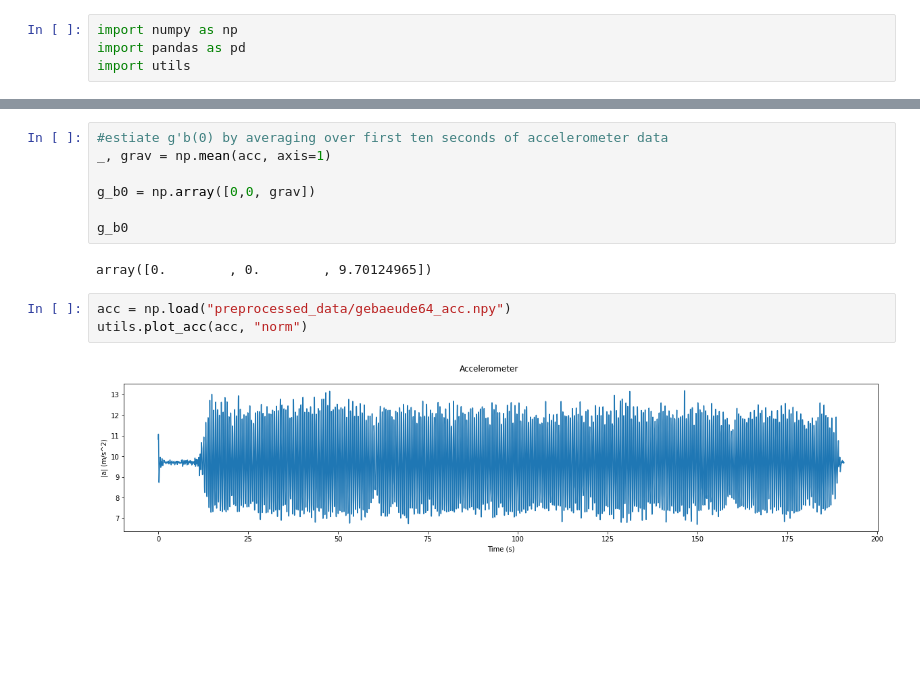
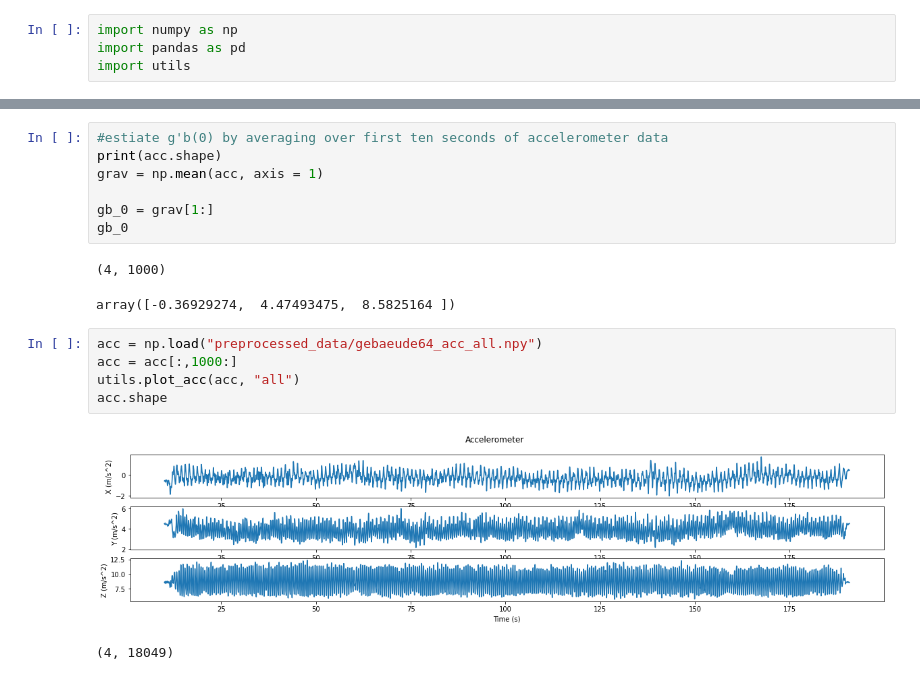
Before and after one commit to annkapopp/IndoorLocal, a Jupyter notebook: integration.ipynb, the cells around one changed output, grey strips where cells are left out. Saved outputs shown, nothing was run; the diff lists cells and outputs as text; blank space fills up the shorter version.

```diff
--- a/integration.ipynb
+++ b/integration.ipynb
@@ -18,14 +22,18 @@ utils.plot_acc(acc, "norm")
 # %%
 #estiate g'b(0) by averaging over first ten seconds of accelerometer data
-_, grav = np.mean(acc, axis=1)
+print(acc.shape)
+grav = np.mean(acc, axis = 1)
 
-g_b0 = np.array([0,0, grav])
-
-g_b0
+gb_0 = grav[1:]
+gb_0
 # %% [output]
-array([0.        , 0.        , 9.70124965])
+(4, 1000)
+array([-0.36929274,  4.47493475,  8.5825164 ])
 # %%
-acc = np.load("preprocessed_data/gebaeude64_acc.npy")
-utils.plot_acc(acc, "norm")
+acc = np.load("preprocessed_data/gebaeude64_acc_all.npy")
+acc = acc[:,1000:]
+utils.plot_acc(acc, "all")
+acc.shape
 # %% [output]
-[figure, old version]
+[figure, new version]
+(4, 18049)
```
Also changed, not shown: parts of 8 cells of this notebook, 1 other file.
